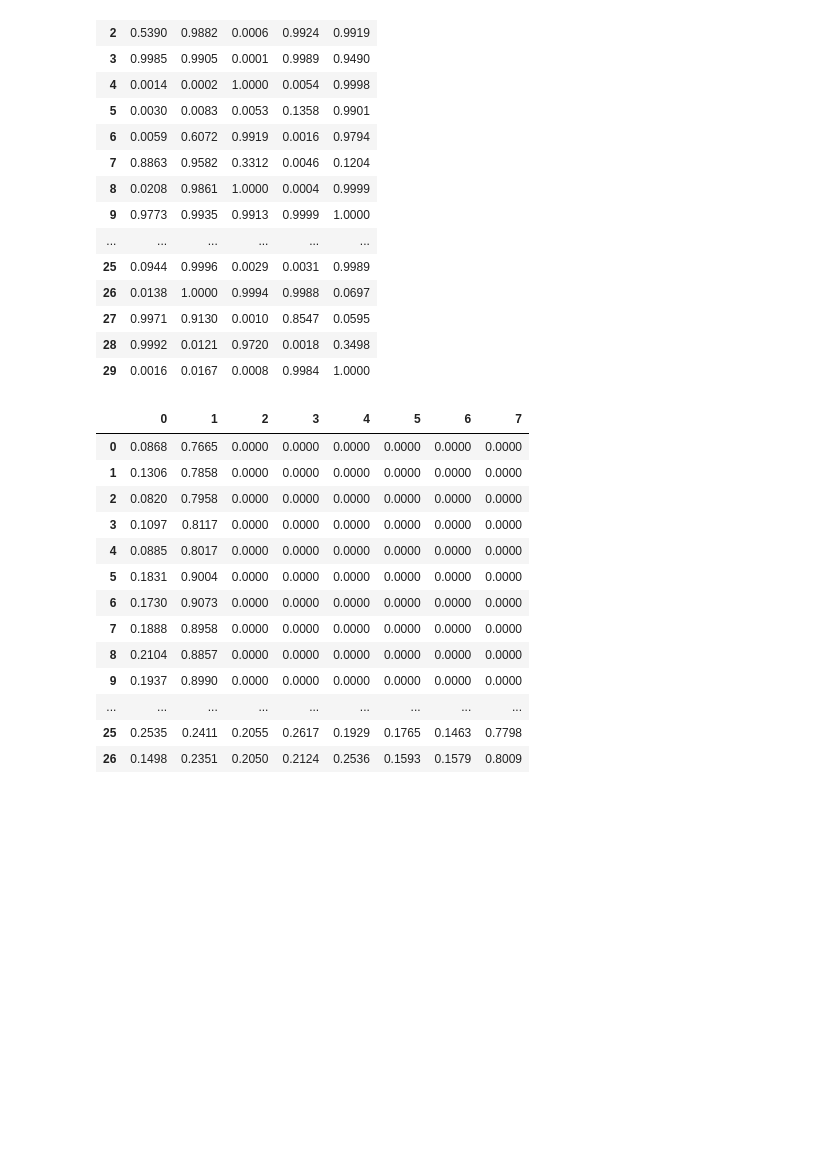
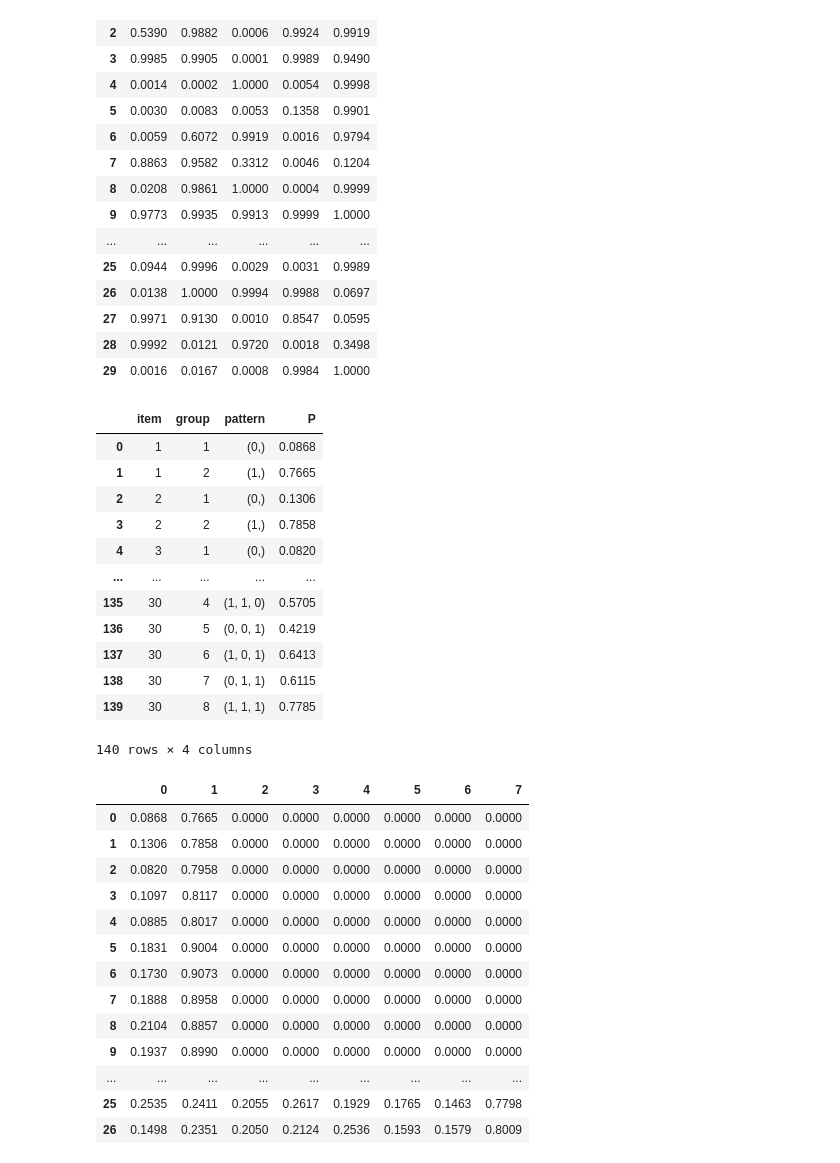
Before and after one commit to jiewenTsai/pygdina, a Jupyter notebook: pygdina_demo.ipynb, the cells around one changed output. Saved outputs shown, nothing was run; the diff lists cells and outputs as text; code cells hidden in the pictures; blank space fills up the shorter version.

```diff
--- a/pygdina_demo.ipynb
+++ b/pygdina_demo.ipynb
@@ -73,6 +79,22 @@ pd.DataFrame(gdina.person_parm('mp')).round(4).head(30)
 | 27 | 0.9971 | 0.9130 | 0.0010 | 0.8547 | 0.0595 |
 | 28 | 0.9992 | 0.0121 | 0.9720 | 0.0018 | 0.3498 |
 | 29 | 0.0016 | 0.0167 | 0.0008 | 0.9984 | 1.0000 |
+# %%
+pd.DataFrame(gdina.item_table()).round(4)
+# %% [output]
+|  | item | group | pattern | P |
+| 0 | 1 | 1 | (0,) | 0.0868 |
+| 1 | 1 | 2 | (1,) | 0.7665 |
+| 2 | 2 | 1 | (0,) | 0.1306 |
+| 3 | 2 | 2 | (1,) | 0.7858 |
+| 4 | 3 | 1 | (0,) | 0.0820 |
+| ... | ... | ... | ... | ... |
+| 135 | 30 | 4 | (1, 1, 0) | 0.5705 |
+| 136 | 30 | 5 | (0, 0, 1) | 0.4219 |
+| 137 | 30 | 6 | (1, 0, 1) | 0.6413 |
+| 138 | 30 | 7 | (0, 1, 1) | 0.6115 |
+| 139 | 30 | 8 | (1, 1, 1) | 0.7785 |
+140 rows × 4 columns
 # %%
 pd.DataFrame(gdina.item_parm).round(4)
 # %% [output]
```
Also changed, not shown: parts of 2 cells of this notebook.
